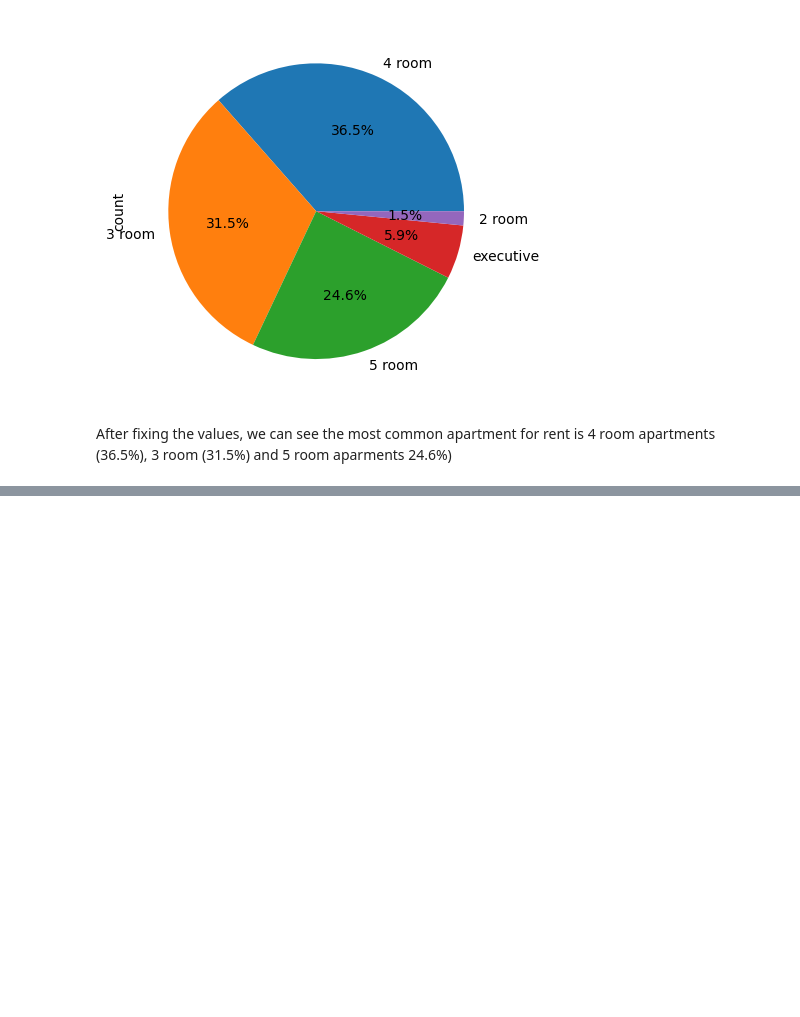
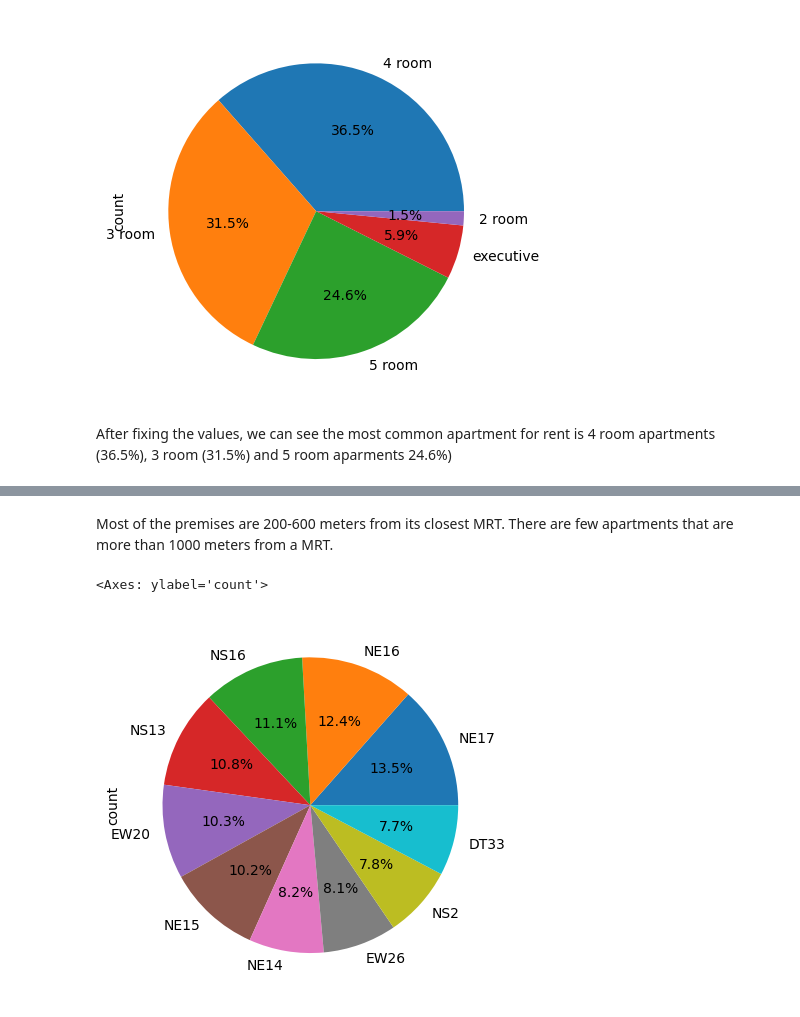
Before and after one commit to cs5228-group-1/cs5228-final-project, a Jupyter notebook: EDA.ipynb, the cells around one changed output, grey strips where cells are left out. Saved outputs shown, nothing was run; the diff lists cells and outputs as text; code cells hidden in the pictures; blank space fills up the shorter version.

```diff
--- a/EDA.ipynb
+++ b/EDA.ipynb
@@ -46,0 +112,7 @@ After fixing the values, we can see the most common apartment for rent is 4 room
+# %% [markdown]
+Most of the premises are 200-600 meters from its closest MRT. There are few apartments that are more than 1000 meters from a MRT.
+# %%
+dedup_traindf.nearest_mrt_code.value_counts().nlargest(10).plot.pie(autopct="%1.1f%%")
+# %% [output]
+<Axes: ylabel='count'>
+[figure, added]
```
Also changed, not shown: parts of 12 cells of this notebook, 3 other files.
